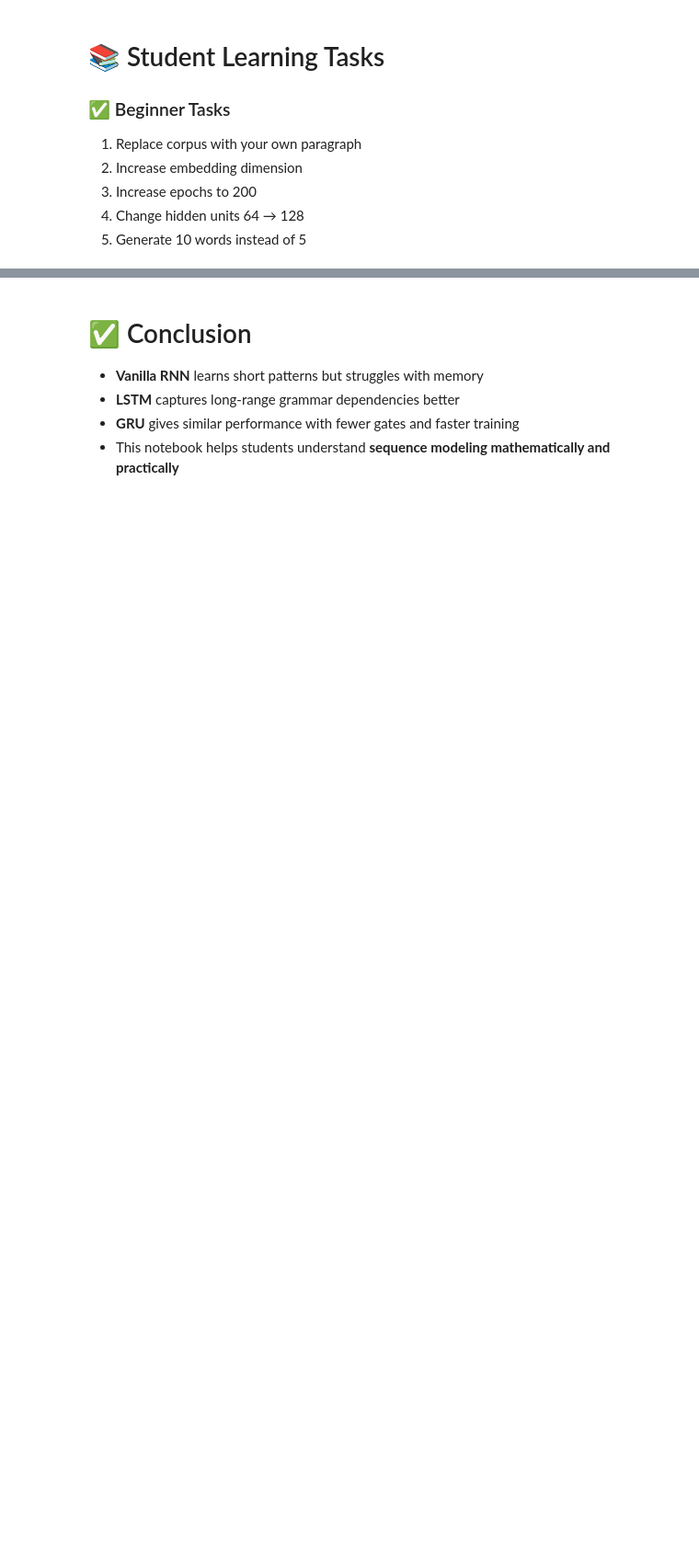
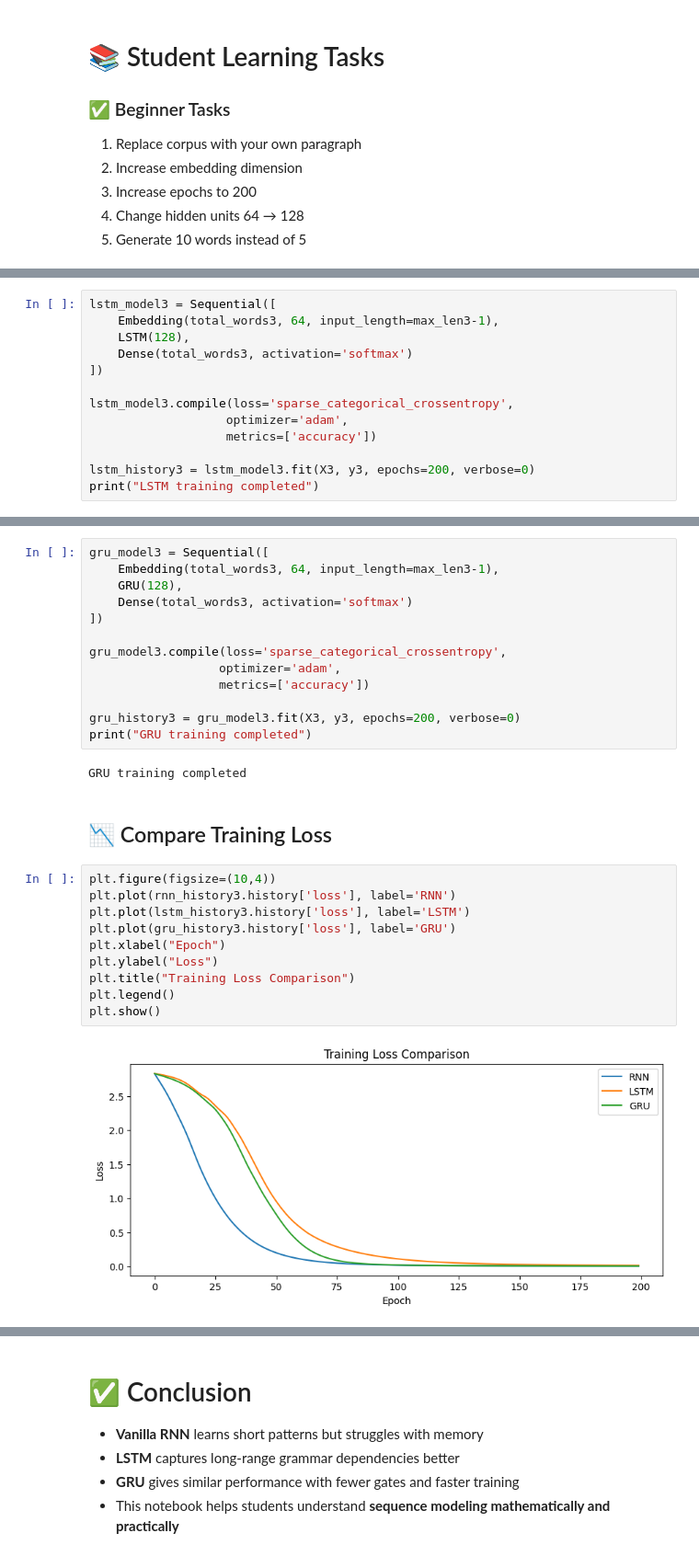
Before and after one commit to aryanranga721-ops/Celebal_Internship, a Jupyter notebook: Week5_Aryan.ipynb, the cells around one changed output, grey strips where cells are left out. Shown at 92% size. Saved outputs shown, nothing was run; the diff lists cells and outputs as text; blank space fills up the shorter version.

```diff
--- a/Week5_Aryan.ipynb
+++ b/Week5_Aryan.ipynb
@@ -273,0 +431,13 @@ GRU : deep learning is transforming artificial intelligence intelligence lstm ls
+# %%
+lstm_model3 = Sequential([
+    Embedding(total_words3, 64, input_length=max_len3-1),
+    LSTM(128),
+    Dense(total_words3, activation='softmax')
+])
+
+lstm_model3.compile(loss='sparse_categorical_crossentropy',
+                   optimizer='adam',
+                   metrics=['accuracy'])
+
+lstm_history3 = lstm_model3.fit(X3, y3, epochs=200, verbose=0)
+print("LSTM training completed")
@@ -273,0 +455,29 @@ GRU : deep learning is transforming artificial intelligence intelligence lstm ls
+# %%
+gru_model3 = Sequential([
+    Embedding(total_words3, 64, input_length=max_len3-1),
+    GRU(128),
+    Dense(total_words3, activation='softmax')
+])
+
+gru_model3.compile(loss='sparse_categorical_crossentropy',
+                  optimizer='adam',
+                  metrics=['accuracy'])
+
+gru_history3 = gru_model3.fit(X3, y3, epochs=200, verbose=0)
+print("GRU training completed")
+# %% [output]
+GRU training completed
+# %% [markdown]
+## 📉 Compare Training Loss
+# %%
+plt.figure(figsize=(10,4))
+plt.plot(rnn_history3.history['loss'], label='RNN')
+plt.plot(lstm_history3.history['loss'], label='LSTM')
+plt.plot(gru_history3.history['loss'], label='GRU')
+plt.xlabel("Epoch")
+plt.ylabel("Loss")
+plt.title("Training Loss Comparison")
+plt.legend()
+plt.show()
+# %% [output]
+[figure, added]
```
Also changed, not shown: parts of 88 cells of this notebook.
